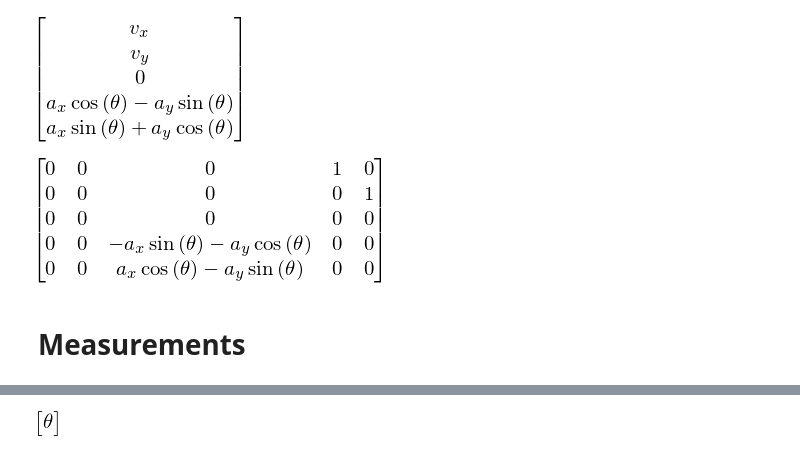
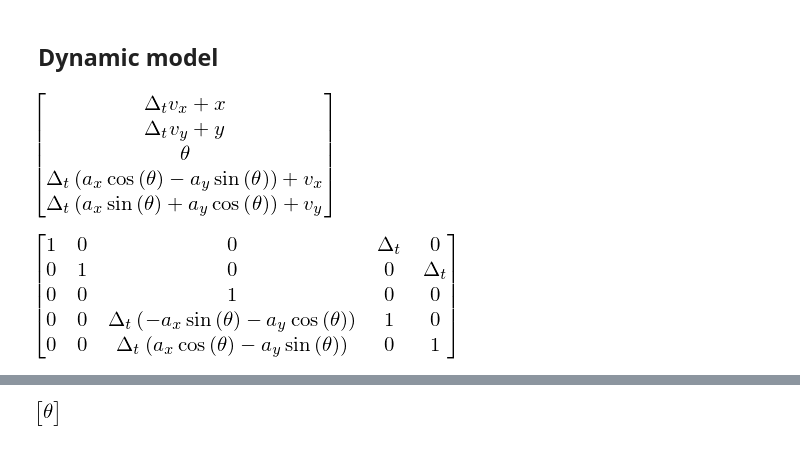
Before and after one commit to cvra/robot-software, a Jupyter notebook: models/Simple model.ipynb, the cells around one changed output, grey strips where cells are left out. Cells and saved outputs as stored; diff of their text form; code cells hidden in the pictures.

Commit message:
Simple model implementation finished

```diff
--- a/models/Simple model.ipynb
+++ b/models/Simple model.ipynb
@@ -11,17 +14,19 @@ sp.init_printing()
 # %%
+# defines a few variables
 x, y, xdot, ydot, theta = sp.symbols('x y v_x v_y theta')
 state = [x, y, theta, xdot, ydot]
 a_x, a_y = sp.symbols('a_x a_y') # in body frame
+dt = sp.symbols('Delta_t')
+# %% [markdown]
+## Dynamic model
 # %%
-g = sp.Matrix([xdot, ydot, 0, sp.cos(theta) * a_x - sp.sin(theta) * a_y, sp.sin(theta) * a_x + sp.cos(theta) * a_y])
-g.transpose()
+dx = sp.Matrix([xdot, ydot, 0, sp.cos(theta) * a_x - sp.sin(theta) * a_y, sp.sin(theta) * a_x + sp.cos(theta) * a_y])
+g = sp.Matrix(state) + dt * dx
 g
 # %% [output]
-[figure, old version]
+[figure, new version]
 # %%
 G = g.jacobian(state)
 G
 # %% [output]
-[figure, old version]
+[figure, new version]
-# %% [markdown]
-# Measurements
```
Also changed, not shown: parts of 13 cells of this notebook, 2 other files.
